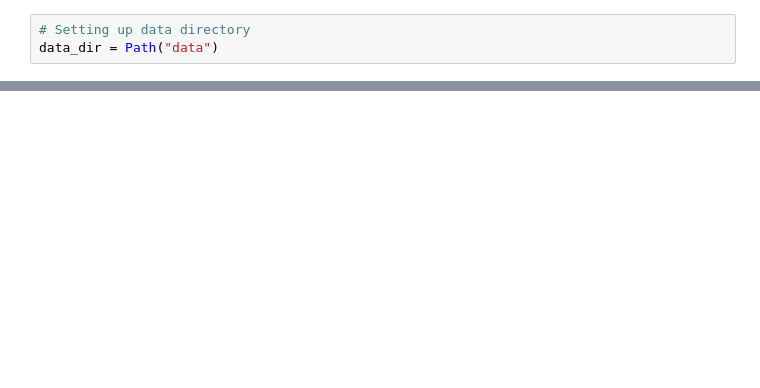
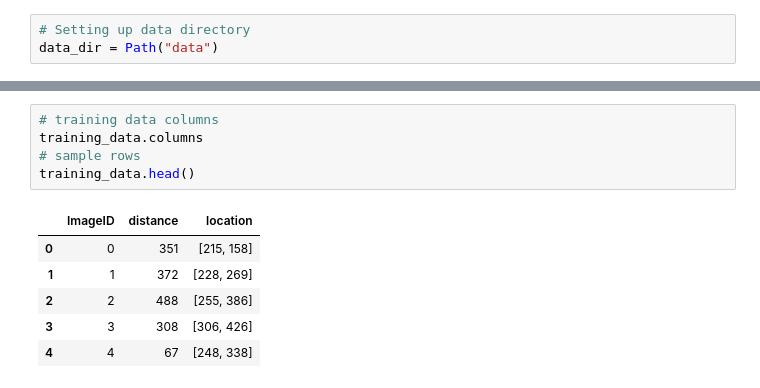
Before and after one commit to adwait-mitadt/mitadtu-docking, a Jupyter notebook: kshitij.ipynb, the cells around one changed output, grey strips where cells are left out. Saved outputs shown, nothing was run; the diff lists cells and outputs as text; blank space fills up the shorter version.

```diff
--- a/kshitij.ipynb
+++ b/kshitij.ipynb
@@ -19,0 +21,12 @@ c:\Users\Kshitij\OneDrive\Desktop\Major project\VS code
+# %%
+# training data columns
+training_data.columns
+# sample rows
+training_data.head()
+# %% [output]
+|  | ImageID | distance | location |
+| 0 | 0 | 351 | [215, 158] |
+| 1 | 1 | 372 | [228, 269] |
+| 2 | 2 | 488 | [255, 386] |
+| 3 | 3 | 308 | [306, 426] |
+| 4 | 4 | 67 | [248, 338] |
```
Also changed, not shown: parts of 8 cells of this notebook.
